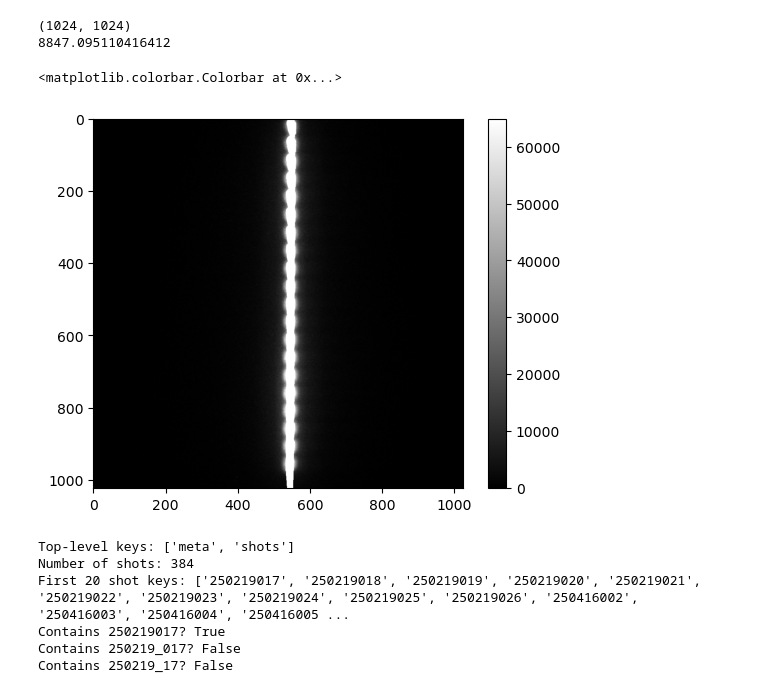
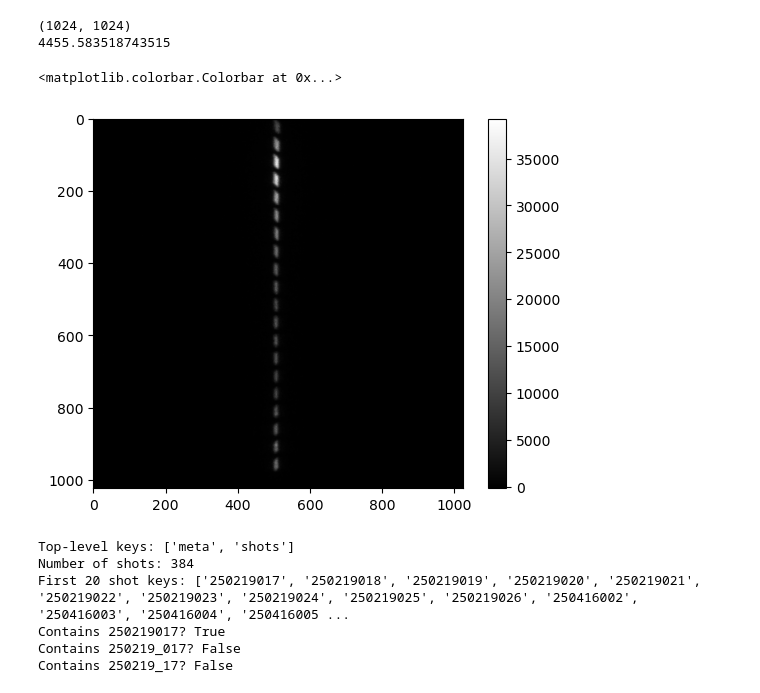
Before and after one commit to elyselian/spectroscopy, a Jupyter notebook: clean_testing_notebook.ipynb, the cells around one changed output. Saved outputs shown, nothing was run; the diff lists cells and outputs as text; code cells hidden in the pictures.

```diff
--- a/clean_testing_notebook.ipynb
+++ b/clean_testing_notebook.ipynb
@@ -13,18 +14,19 @@ RAW_DIR   = Path("G:\\Shared drives\\Shumlak Lab\\Diagnostics\\Spectroscopy\\S_X
 OUT_H5    = Path("G:\\Shared drives\\Shumlak Lab\\Users\\Current\\Elyse Lian\\Python Code\\Spectroscopy\\experiment.h5")
 MANIFEST  = Path("G:\\Shared drives\\Shumlak Lab\\Users\\Current\\Elyse Lian\\Python Code\\Spectroscopy\\manifest.csv")
 # %%
-attrs = get_shot_attributes(OUT_H5, shot_id=250219017)
-img = attrs["image"]
-print(img.shape)
+shot=250424010
+attrs = get_shot_attributes(OUT_H5, shot_id=shot)
+img_data  = attrs["image"]
+print(img_data.shape)
 print(attrs["dataset_attrs"]["Acceleration Voltage (kV)"])
 
-plt.imshow(img, cmap='gray')
+plt.imshow(img_data, cmap='gray')
 plt.colorbar()
 # %% [output]
 (1024, 1024)
-8847.095110416412
+4455.583518743515
 <matplotlib.colorbar.Colorbar at 0x...>
-[figure, old version]
+[figure, new version]
 # %%
 import h5py
 
```
Also changed, not shown: parts of 9 cells of this notebook, 4 other files.
